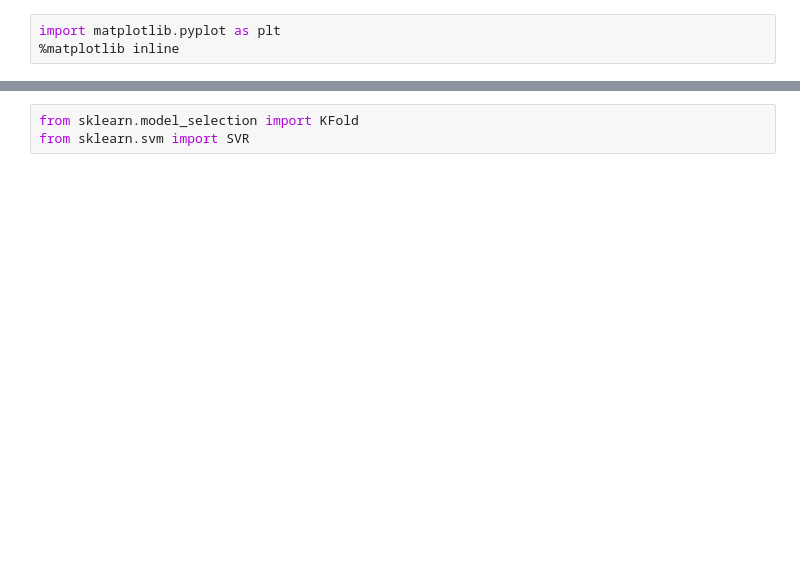
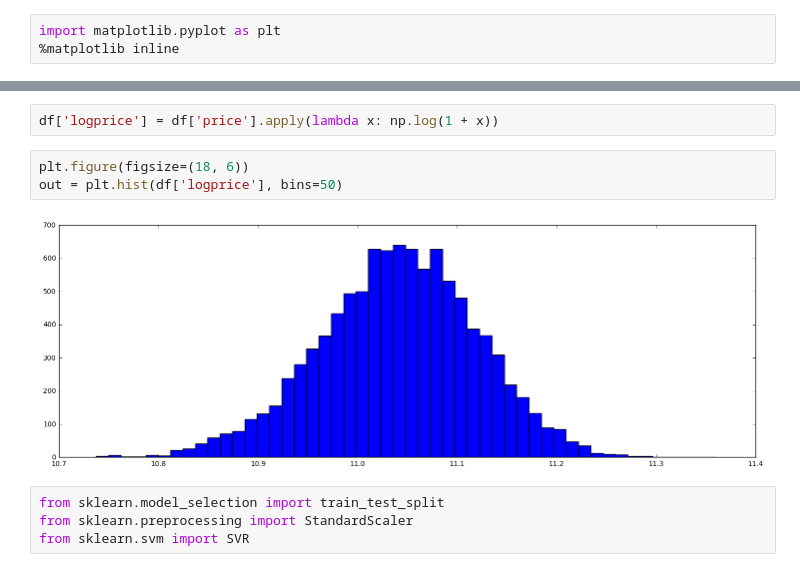
Before and after one commit to vfdev-5/MDF-TDS, a Jupyter notebook: svm_components_test.ipynb, the cells around one changed output, grey strips where cells are left out. Cells and saved outputs as stored; diff of their text form; blank space fills up the shorter version.

Commit message:
* Update svm components test * Create svm encoded labels test
* Update MDF single model

```diff
--- a/svm_components_test.ipynb
+++ b/svm_components_test.ipynb
@@ -50,3 +94,11 @@ out = plt.hist(df['price'], bins=50)
+# %%
+df['logprice'] = df['price'].apply(lambda x: np.log(1 + x))
+# %%
+plt.figure(figsize=(18, 6))
+out = plt.hist(df['logprice'], bins=50)
+# %% [output]
+[figure, added]
 # %%
-from sklearn.model_selection import KFold
+from sklearn.model_selection import train_test_split
+from sklearn.preprocessing import StandardScaler
 from sklearn.svm import SVR
```
Also changed, not shown: parts of 30 cells of this notebook, 3 other files.
